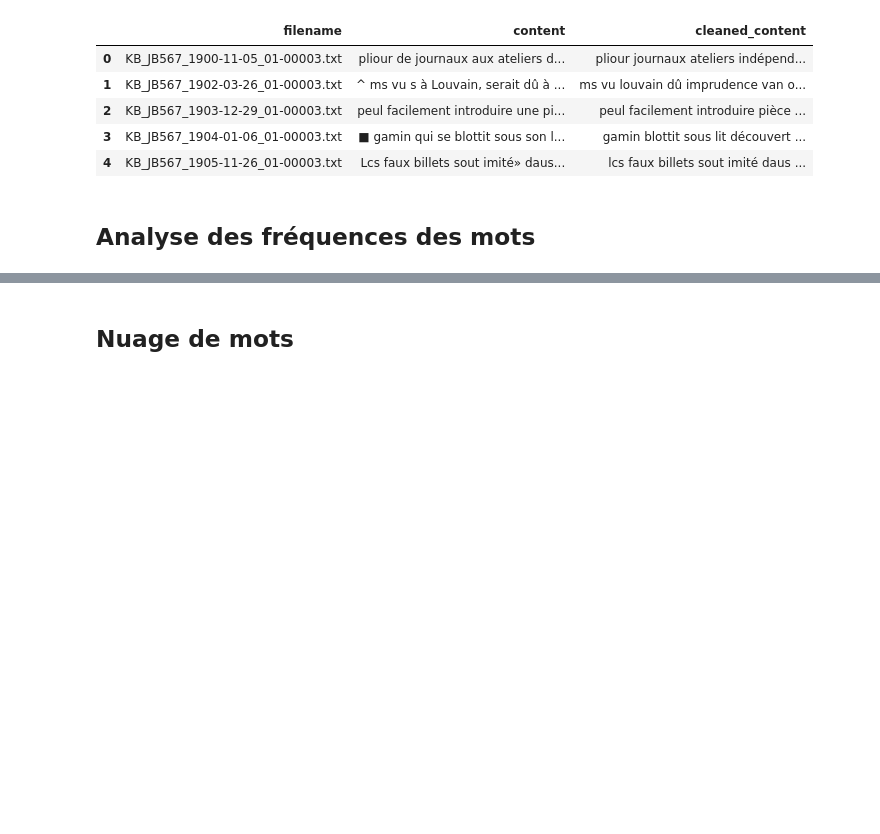
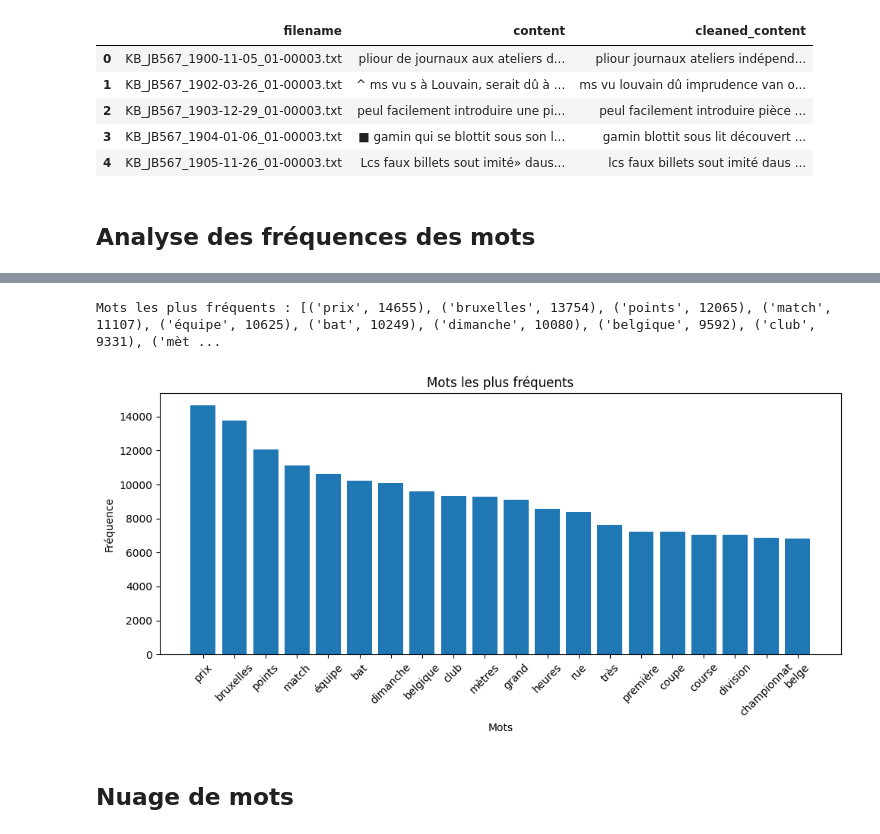
Before and after one commit to MarouaneBidoukhach/tac, a Jupyter notebook: tps/tp4/tp4.ipynb, the cells around one changed output, grey strips where cells are left out. Drawn from its saved outputs; the diff is of its cells as text; code cells hidden in the pictures; blank space fills up the shorter version.

```diff
--- a/tps/tp4/tp4.ipynb
+++ b/tps/tp4/tp4.ipynb
@@ -6,18 +6,15 @@
 import os
 import pandas as pd
 
-# Charger les fichiers texte
-data_path = r"C:\Users\Marouane Bidoukhach\TAC2\tac\data\CAMille"
+data_path = "C:/Users/Marouane Bidoukhach/TAC2/tac/data/CAMille/"
 txt_files = [f for f in os.listdir(data_path) if f.endswith('.txt')]
 
-# Lire le contenu des fichiers
 data = []
 for file in txt_files:
     with open(os.path.join(data_path, file), 'r', encoding='utf-8') as f:
         content = f.read()
         data.append({'filename': file, 'content': content})
 
-# Convertir en DataFrame
 df = pd.DataFrame(data)
 print(f"Nombre de fichiers chargés : {len(df)}")
 df.head()
@@ -103,3 +55,59 @@ Mots les plus fréquents : [('prix', 14655), ('bruxelles', 13754), ('points', 12
+# %%
+import os
+import re
+from nltk.corpus import stopwords
+from collections import Counter
+import matplotlib.pyplot as plt
+from nltk import wordpunct_tokenize, FreqDist
+
+
+stop_words = set(stopwords.words('french'))
+
+additional_stopwords = [
+    "les", "plus", "cette", "fait", "faire", "être", "deux", "comme", "dont",
+    "tout", "ils", "bien", "sans", "peut", "tous", "après", "ainsi", "donc",
+    "cet", "sous", "celle", "entre", "encore", "toutes", "pendant", "moins",
+    "dire", "cela", "non", "faut", "trois", "aussi", "dit", "avoir", "doit",
+    "contre", "depuis", "autres", "van", "het", "autre", "jusqu"
+]
+stop_words.update(additional_stopwords)
+
+def load_texts(path):
+    all_text = ""
+    for file_name in os.listdir(path):
+        file_path = os.path.join(path, file_name)
+        if os.path.isfile(file_path):
+            with open(file_path, 'r', encoding='utf-8') as file:
+                all_text += file.read() + " "
+    return all_text
+
+def preprocess_text(text):
+    words = wordpunct_tokenize(text.lower())
+    words = [word for word in words if len(word) > 2 and word.isalpha()]
+    words = [word for word in words if word not in stop_words]
+    return words
+
+text_data = load_texts(data_path)
+
+cleaned_words = preprocess_text(text_data)
+
+word_freq = FreqDist(cleaned_words)
+
+most_common_words = word_freq.most_common(20)
+print("Mots les plus fréquents :", most_common_words)
+
+words, counts = zip(*most_common_words)
+plt.figure(figsize=(10, 5))
+plt.bar(words, counts)
+plt.xticks(rotation=45)
+plt.title('Mots les plus fréquents')
+plt.xlabel('Mots')
+plt.ylabel('Fréquence')
+plt.tight_layout()
+plt.show()
+# %% [output]
+Mots les plus fréquents : [('prix', 14655), ('bruxelles', 13754), ('points', 12065), ('match', 11107), ('équipe', 10625), ('bat', 10249), ('dimanche', 10080), ('belgique', 9592), ('club', 9331), ('mèt ...
+[figure, added]
 # %% [markdown]
 ## Nuage de mots
 # %%
```
Also changed, not shown: parts of 10 cells of this notebook, 1 other file.
